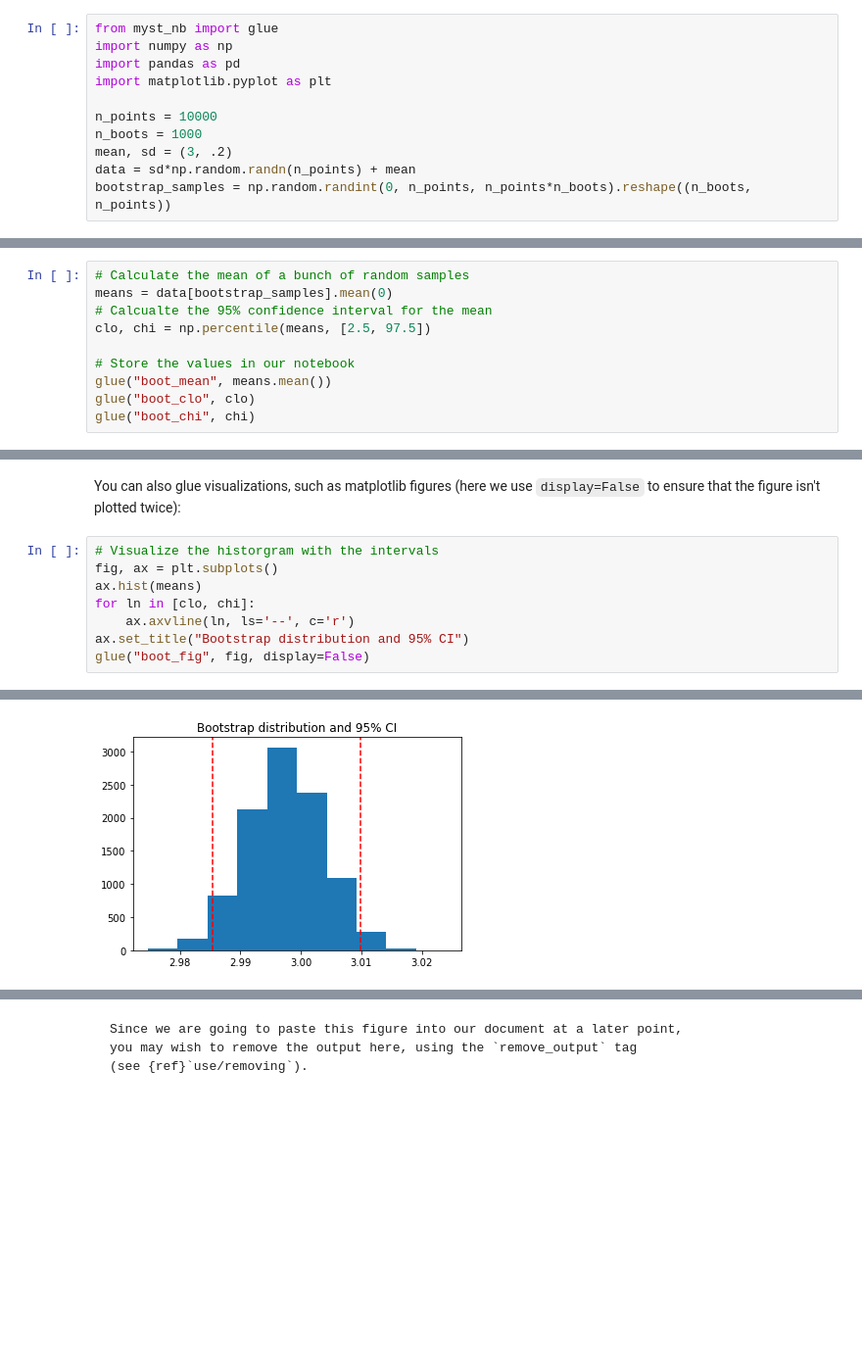
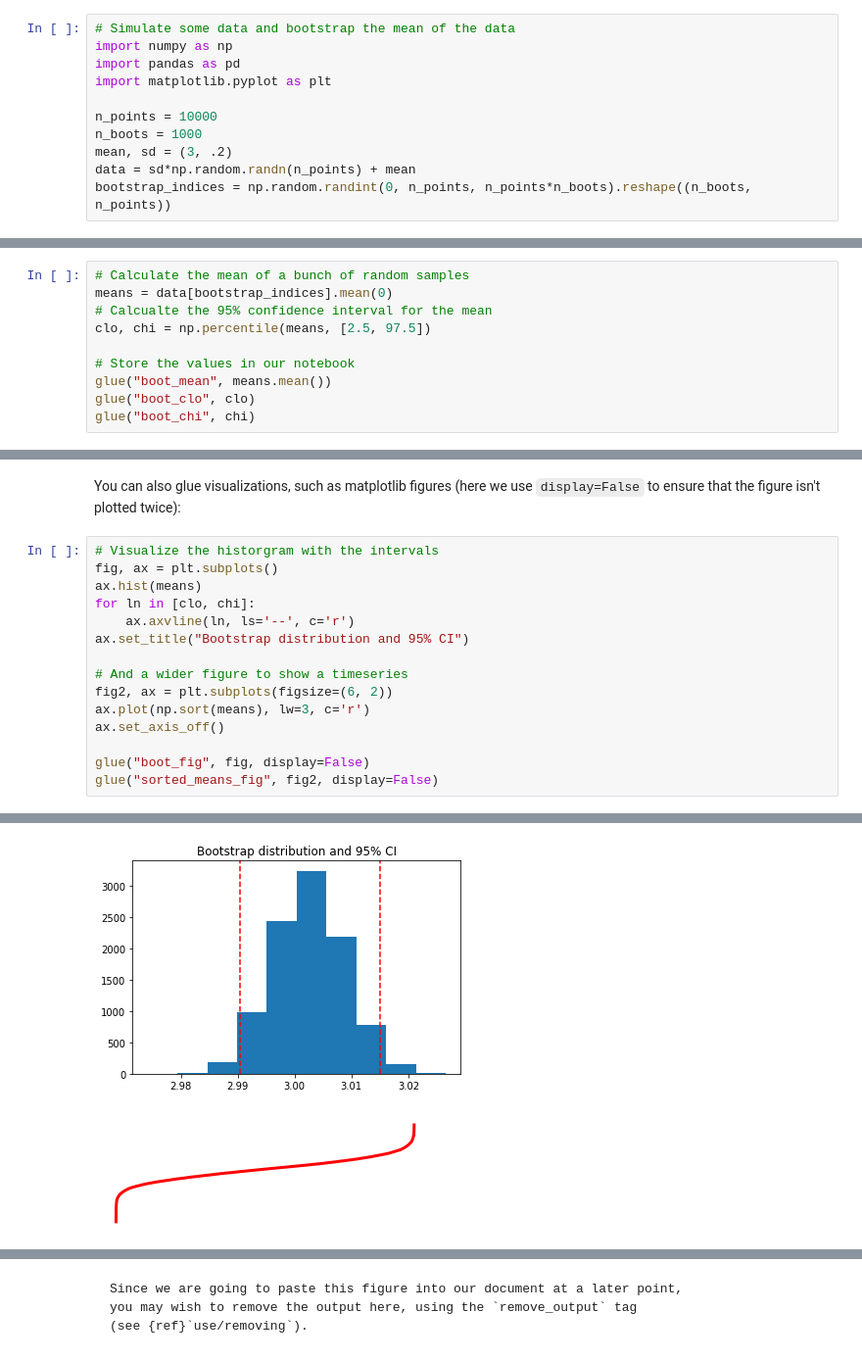
Before and after one commit to executablebooks/MyST-NB, a Jupyter notebook: docs/use/glue.ipynb, the cells around one changed output, grey strips where cells are left out. Shown: that part at 98% size. Drawn from its saved outputs; the diff is of its cells as text; blank space fills up the shorter version.

Commit message:
updates to glue docs (#77)
* general updates to glue documentation, added a section on tables, as well as adding orphaned nb for glue-ing non-displayed data

```diff
--- a/docs/use/glue.ipynb
+++ b/docs/use/glue.ipynb
@@ -15,5 +43,5 @@ First, we'll generate some random data, and simulate a confidence interval:
 # %%
-from myst_nb import glue
+# Simulate some data and bootstrap the mean of the data
 import numpy as np
 import pandas as pd
 import matplotlib.pyplot as plt
@@ -22,4 +50,4 @@ n_points = 10000
 n_boots = 1000
 mean, sd = (3, .2)
 data = sd*np.random.randn(n_points) + mean
-bootstrap_samples = np.random.randint(0, n_points, n_points*n_boots).reshape((n_boots, n_points))
+bootstrap_indices = np.random.randint(0, n_points, n_points*n_boots).reshape((n_boots, n_points))
@@ -35,6 +57,6 @@ Choose a key that you will remember, as you will use it later.
 # %%
 # Calculate the mean of a bunch of random samples
-means = data[bootstrap_samples].mean(0)
+means = data[bootstrap_indices].mean(0)
 # Calcualte the 95% confidence interval for the mean
 clo, chi = np.percentile(means, [2.5, 97.5])
 
@@ -62,6 +84,13 @@ ax.hist(means)
 for ln in [clo, chi]:
     ax.axvline(ln, ls='--', c='r')
 ax.set_title("Bootstrap distribution and 95% CI")
+
+# And a wider figure to show a timeseries
+fig2, ax = plt.subplots(figsize=(6, 2))
+ax.plot(np.sort(means), lw=3, c='r')
+ax.set_axis_off()
+
 glue("boot_fig", fig, display=False)
+glue("sorted_means_fig", fig2, display=False)
 # %% [output]
 [interactive output not drawn]
@@ -68 +98,2 @@ glue("boot_fig", fig, display=False)
-[figure, old version]
+[figure, new version]
+[figure, added]
```
Also changed, not shown: parts of 19 cells of this notebook, 1 other file.
